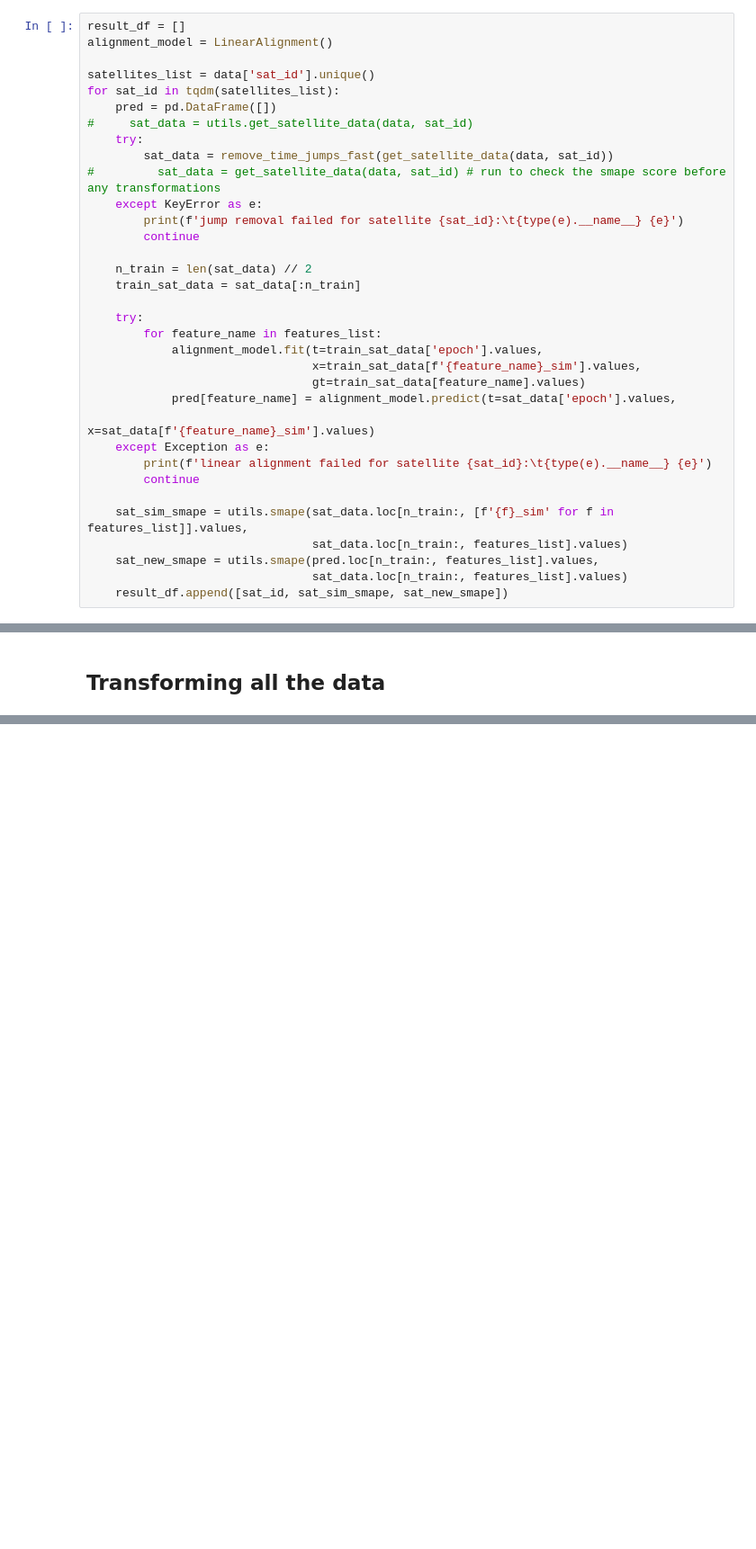
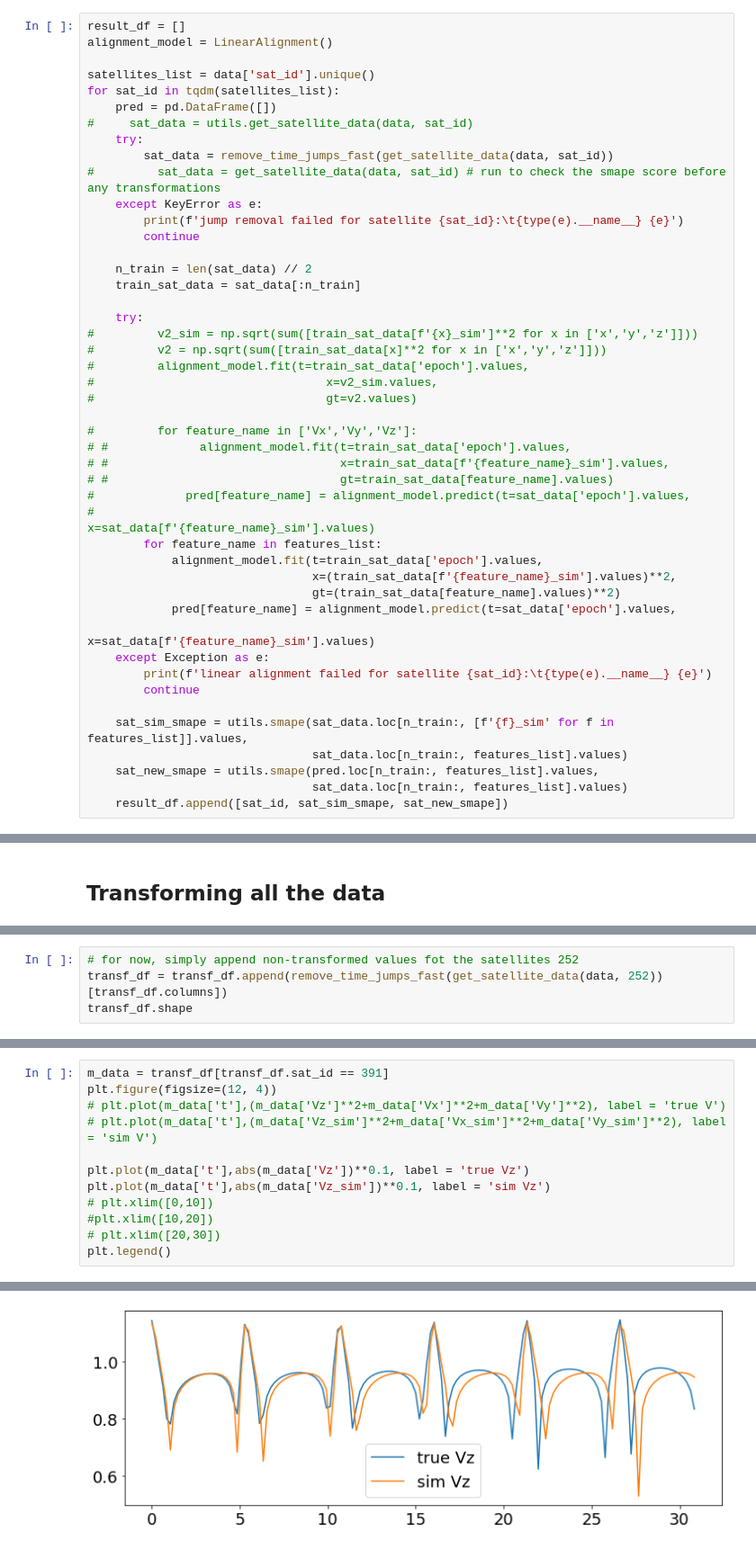
Before and after one commit to Mixanik-43/IDAO-2020, a Jupyter notebook: utils_notebook_tk.ipynb, the cells around one changed output, grey strips where cells are left out. Shown: that part at 90% size. Drawn from its saved outputs; the diff is of its cells as text; blank space fills up the shorter version.

```diff
--- a/utils_notebook_tk.ipynb
+++ b/utils_notebook_tk.ipynb
@@ -351,10 +357,22 @@ for sat_id in tqdm(satellites_list):
     train_sat_data = sat_data[:n_train]
 
     try:
+#         v2_sim = np.sqrt(sum([train_sat_data[f'{x}_sim']**2 for x in ['x','y','z']]))
+#         v2 = np.sqrt(sum([train_sat_data[x]**2 for x in ['x','y','z']]))
+#         alignment_model.fit(t=train_sat_data['epoch'].values,
+#                                 x=v2_sim.values,
+#                                 gt=v2.values)
+
+#         for feature_name in ['Vx','Vy','Vz']:
+# #             alignment_model.fit(t=train_sat_data['epoch'].values,
+# #                                 x=train_sat_data[f'{feature_name}_sim'].values,
+# #                                 gt=train_sat_data[feature_name].values)
+#             pred[feature_name] = alignment_model.predict(t=sat_data['epoch'].values,
+#                                                          x=sat_data[f'{feature_name}_sim'].values)
         for feature_name in features_list:
             alignment_model.fit(t=train_sat_data['epoch'].values,
-                                x=train_sat_data[f'{feature_name}_sim'].values,
-                                gt=train_sat_data[feature_name].values)
+                                x=(train_sat_data[f'{feature_name}_sim'].values)**2,
+                                gt=(train_sat_data[feature_name].values)**2)
             pred[feature_name] = alignment_model.predict(t=sat_data['epoch'].values,
                                                          x=sat_data[f'{feature_name}_sim'].values)
     except Exception as e:
@@ -457,0 +500,4 @@ ValueError: columns overlap but no suffix specified: Index(['sat_id'], dtype='ob
+# %%
+# for now, simply append non-transformed values fot the satellites 252
+transf_df = transf_df.append(remove_time_jumps_fast(get_satellite_data(data, 252))[transf_df.columns])
+transf_df.shape
@@ -457,0 +538,13 @@ ValueError: columns overlap but no suffix specified: Index(['sat_id'], dtype='ob
+# %%
+m_data = transf_df[transf_df.sat_id == 391]
+plt.figure(figsize=(12, 4))
+# plt.plot(m_data['t'],(m_data['Vz']**2+m_data['Vx']**2+m_data['Vy']**2), label = 'true V')
+# plt.plot(m_data['t'],(m_data['Vz_sim']**2+m_data['Vx_sim']**2+m_data['Vy_sim']**2), label = 'sim V')
+
+plt.plot(m_data['t'],abs(m_data['Vz'])**0.1, label = 'true Vz')
+plt.plot(m_data['t'],abs(m_data['Vz_sim'])**0.1, label = 'sim Vz')
+# plt.xlim([0,10])
+#plt.xlim([10,20])
+# plt.xlim([20,30])
+plt.legend()
+# %% [output]
@@ -457,0 +552 @@ ValueError: columns overlap but no suffix specified: Index(['sat_id'], dtype='ob
+[figure, added]
```
Also changed, not shown: parts of 34 cells of this notebook.
